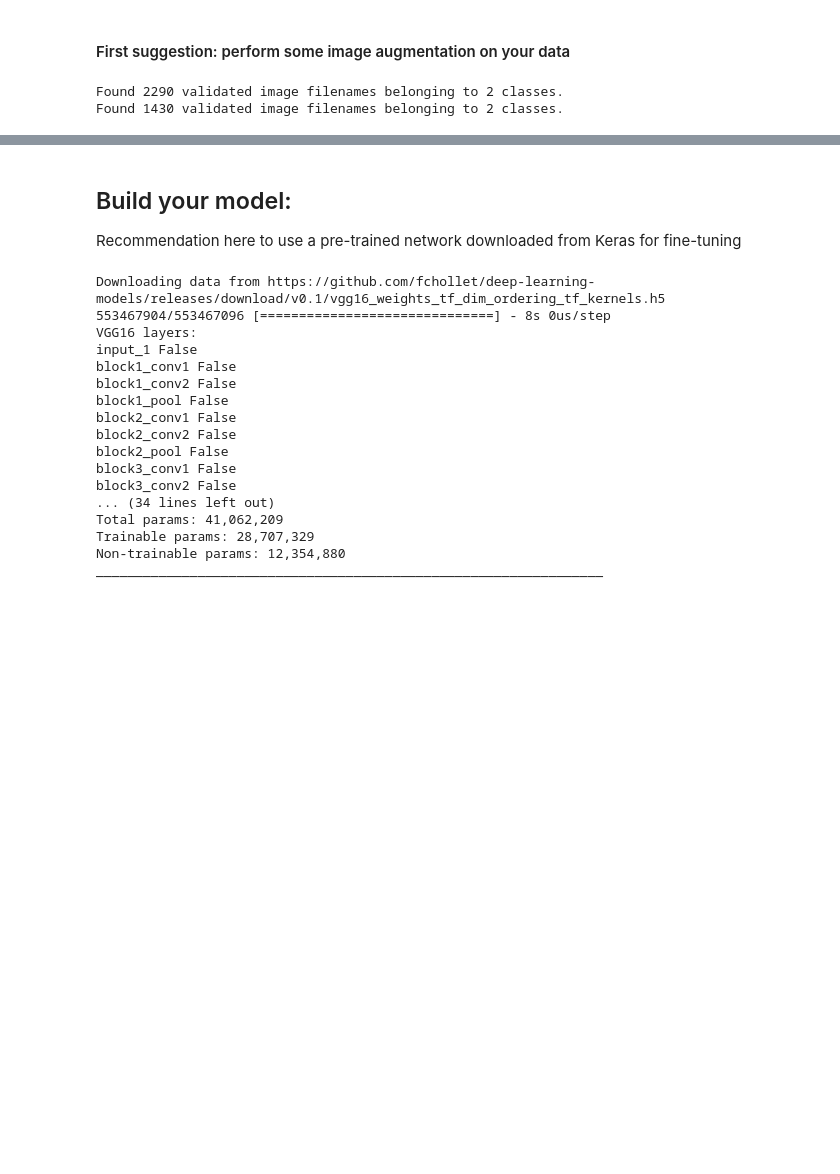
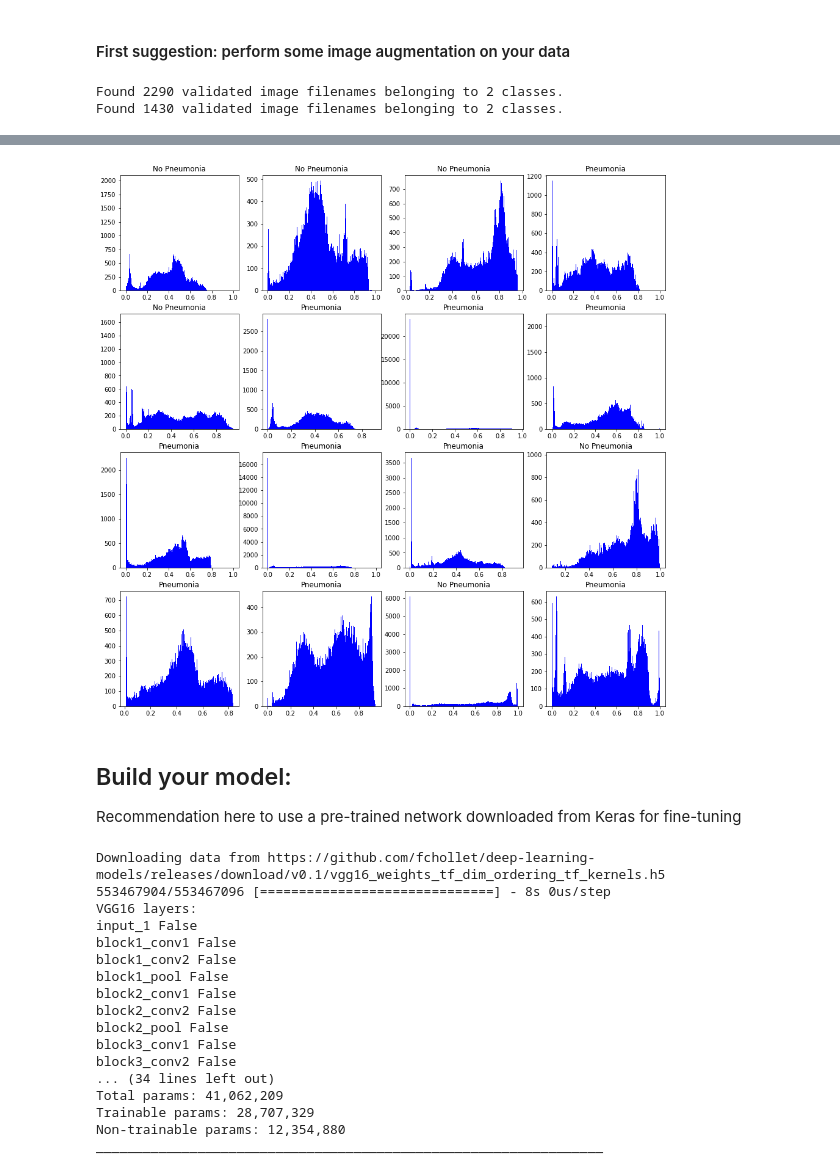
Before and after one commit to glungu/udacity-healthcare-ai, a Jupyter notebook: 02-medical-imaging-2d/project-chest-xray-pneumonia-detection/Build and train model.ipynb, the cells around one changed output, grey strips where cells are left out. Cells and saved outputs as stored; diff of their text form; code cells hidden in the pictures; blank space fills up the shorter version.

```diff
--- a/02-medical-imaging-2d/project-chest-xray-pneumonia-detection/Build and train model.ipynb
+++ b/02-medical-imaging-2d/project-chest-xray-pneumonia-detection/Build and train model.ipynb
@@ -237,19 +241,20 @@ for (c_x, c_y, c_ax) in zip(t_x, t_y, m_axs.flatten()):
 # %%
 # t_x, t_y = next(train_gen)
 
 fig, m_axs = plt.subplots(4, 4, figsize = (16, 16))
 for (c_x, c_y, c_ax) in zip(t_x, t_y, m_axs.flatten()):
-    # c_ax.imshow(c_x[:,:,0], cmap = 'bone')
-    data = c_x[:,:,0]
-    mask = (data > 0.1) & (data < 0.9)
-    d = data[mask].flatten()
-    print(d)
-    plt.hist(d, bins = 256, color='blue')
+#     mask = (data > 0.1) & (data < 0.9)
+#     d = data[mask].flatten()
+    c_ax.hist(c_x[:,:,0].flatten(), bins = 256, color='blue')
+
     if c_y == 1:
         c_ax.set_title('Pneumonia')
     else:
         c_ax.set_title('No Pneumonia')
+
 plt.show()
+# %% [output]
+[figure, added]
 # %% [markdown]
 ## Build your model:
 
```
Also changed, not shown: parts of 4 cells of this notebook.
